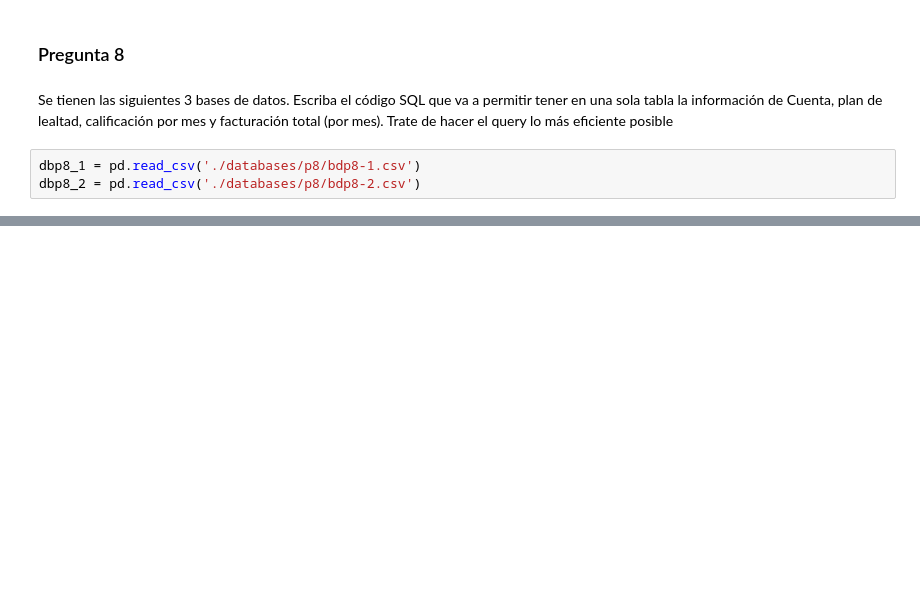
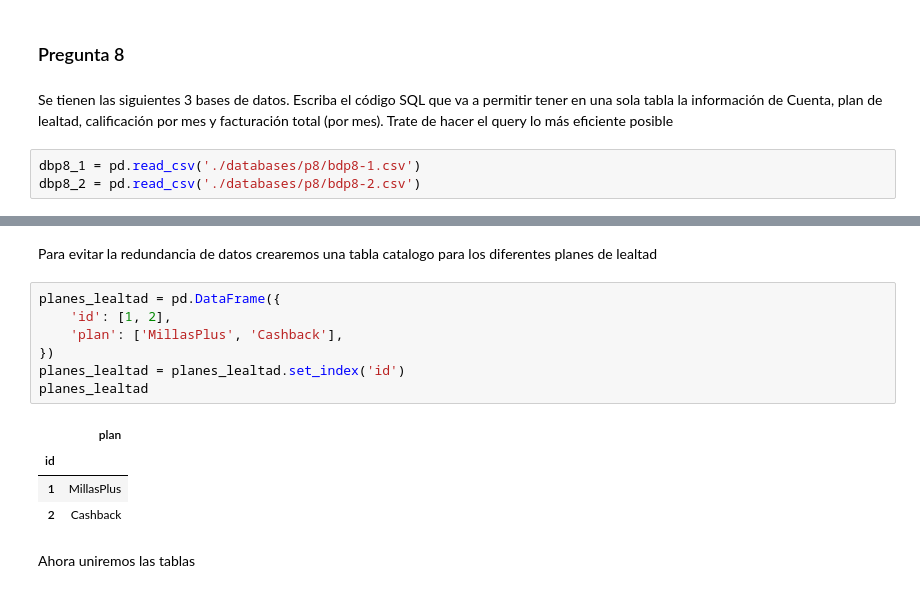
Before and after one commit to esc20936/PruebaTecnicaBAC, a Jupyter notebook: main.ipynb, the cells around one changed output, grey strips where cells are left out. Drawn from its saved outputs; the diff is of its cells as text; blank space fills up the shorter version.

```diff
--- a/main.ipynb
+++ b/main.ipynb
@@ -267,0 +283,16 @@ dbp8_2 = pd.read_csv('./databases/p8/bdp8-2.csv')
+# %% [markdown]
+Para evitar la redundancia de datos crearemos una tabla catalogo para los diferentes planes de lealtad
+# %%
+planes_lealtad = pd.DataFrame({
+    'id': [1, 2],
+    'plan': ['MillasPlus', 'Cashback'],
+})
+planes_lealtad = planes_lealtad.set_index('id')
+planes_lealtad
+# %% [output]
+|  | plan |
+| id |  |
+| 1 | MillasPlus |
+| 2 | Cashback |
+# %% [markdown]
+Ahora uniremos las tablas
```
Also changed, not shown: parts of 4 cells of this notebook, 4 other files.
